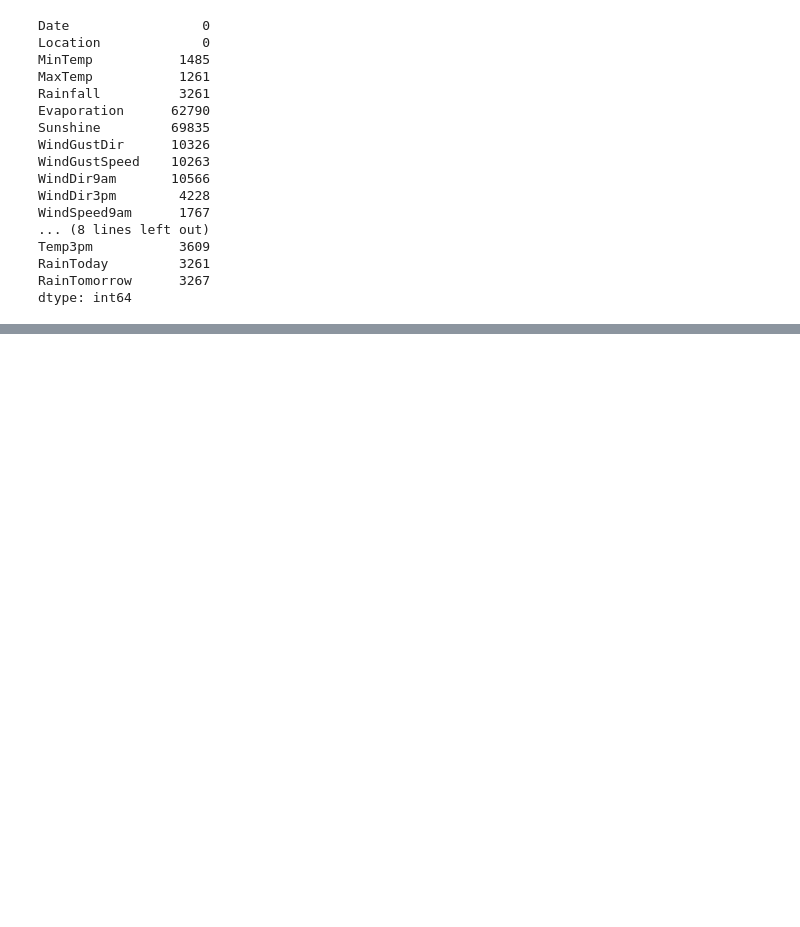
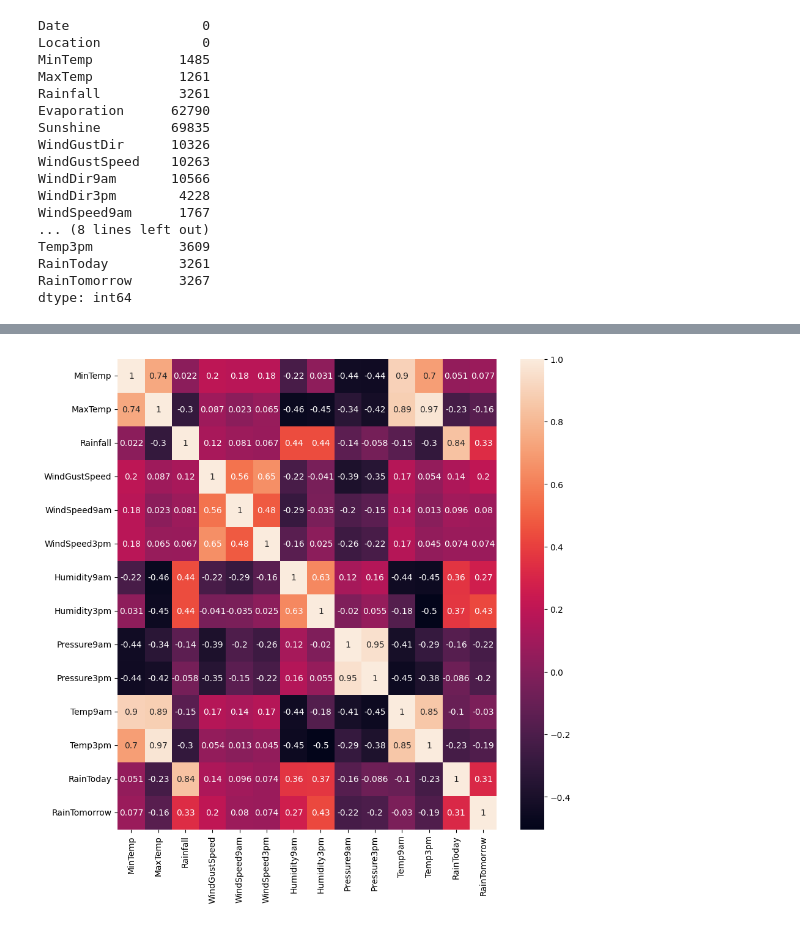
Before and after one commit to AmanSinghal07/PraxisProjects, a Jupyter notebook: Rainfall_Prediction.ipynb, the cells around one changed output, grey strips where cells are left out. Cells and saved outputs as stored; diff of their text form; code cells hidden in the pictures; blank space fills up the shorter version.

```diff
--- a/Rainfall_Prediction.ipynb
+++ b/Rainfall_Prediction.ipynb
@@ -70,0 +290,10 @@ dtype: int64
+# %%
+df2["RainToday"] = pd.get_dummies(df2["RainToday"], drop_first = True)
+df2["RainTomorrow"] = pd.get_dummies(df2["RainTomorrow"], drop_first = True)
+# %%
+corrmat = df2.corr(method = "spearman")
+plt.figure(figsize=(10,10))
+#plot heat map
+g=sns.heatmap(corrmat,annot=True)
+# %% [output]
+[figure, added]
```
Also changed, not shown: parts of 53 cells of this notebook.
